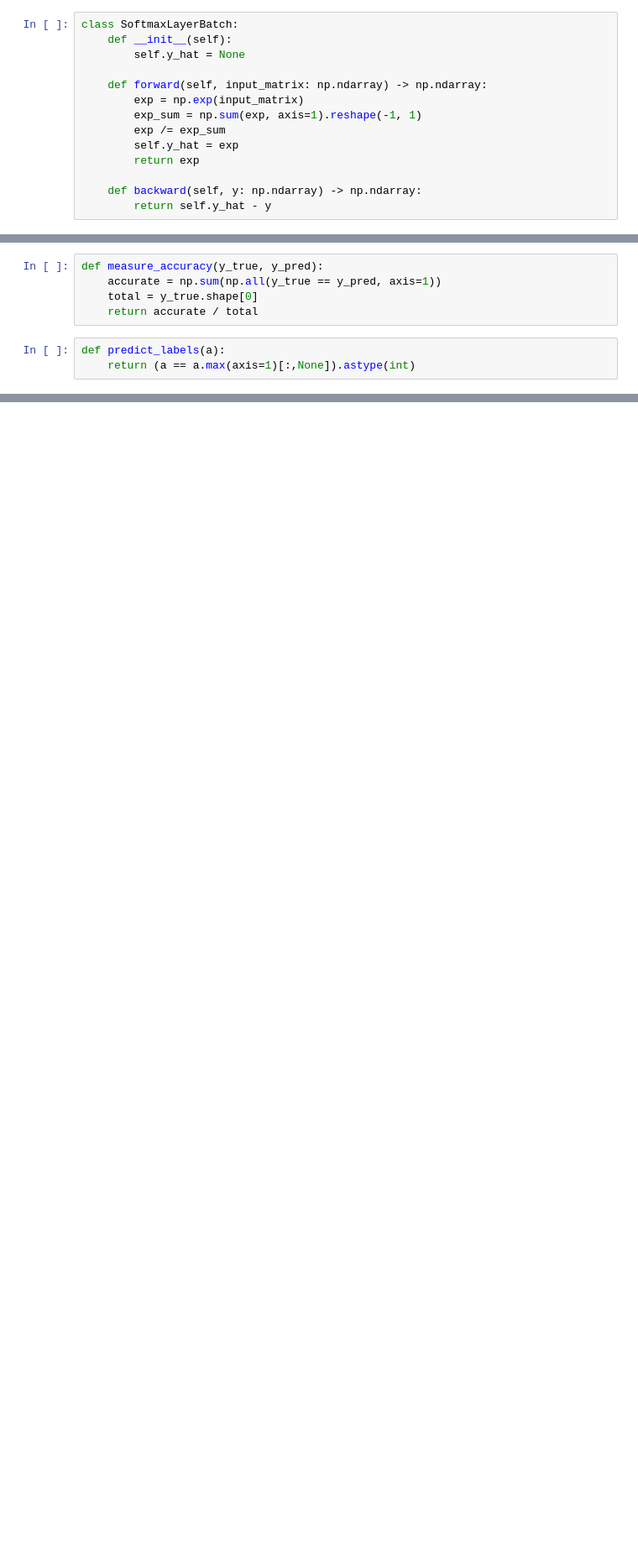
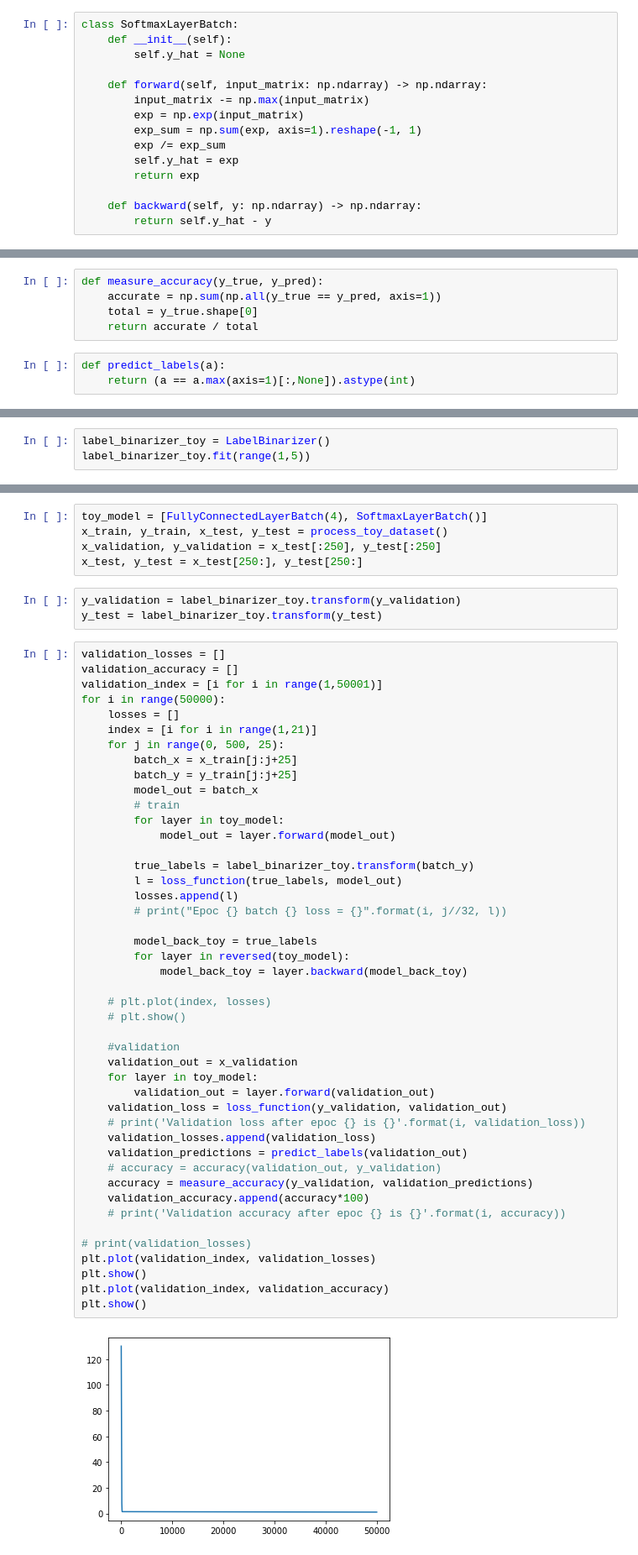
Before and after one commit to ComeBackCity/Implementation-of-Basic-Machine-and-Deep-Learning-Algorithms, a Jupyter notebook: Offline 3/1605053.ipynb, the cells around one changed output, grey strips where cells are left out. Shown at 84% size. Saved outputs shown, nothing was run; the diff lists cells and outputs as text; blank space fills up the shorter version.

```diff
--- a/Offline 3/1605053.ipynb
+++ b/Offline 3/1605053.ipynb
@@ -525,6 +525,7 @@ class SoftmaxLayerBatch:
         self.y_hat = None
 
     def forward(self, input_matrix: np.ndarray) -> np.ndarray:
+        input_matrix -= np.max(input_matrix)
         exp = np.exp(input_matrix)
         exp_sum = np.sum(exp, axis=1).reshape(-1, 1)
         exp /= exp_sum
@@ -811,0 +808,3 @@ def predict_labels(a):
+# %%
+label_binarizer_toy = LabelBinarizer()
+label_binarizer_toy.fit(range(1,5))
@@ -811,0 +813,55 @@ def predict_labels(a):
+# %%
+toy_model = [FullyConnectedLayerBatch(4), SoftmaxLayerBatch()]
+x_train, y_train, x_test, y_test = process_toy_dataset()
+x_validation, y_validation = x_test[:250], y_test[:250]
+x_test, y_test = x_test[250:], y_test[250:]
+# %%
+y_validation = label_binarizer_toy.transform(y_validation)
+y_test = label_binarizer_toy.transform(y_test)
+# %%
+validation_losses = []
+validation_accuracy = []
+validation_index = [i for i in range(1,50001)]
+for i in range(50000):
+    losses = []
+    index = [i for i in range(1,21)]
+    for j in range(0, 500, 25):
+        batch_x = x_train[j:j+25]
+        batch_y = y_train[j:j+25]
+        model_out = batch_x
+        # train
+        for layer in toy_model:
+            model_out = layer.forward(model_out)
+
+        true_labels = label_binarizer_toy.transform(batch_y)
+        l = loss_function(true_labels, model_out)
+        losses.append(l)
+        # print("Epoc {} batch {} loss = {}".format(i, j//32, l))
+
+        model_back_toy = true_labels
+        for layer in reversed(toy_model):
+            model_back_toy = layer.backward(model_back_toy)
+
+    # plt.plot(index, losses)
+    # plt.show()
+
+    #validation
+    validation_out = x_validation
+    for layer in toy_model:
+        validation_out = layer.forward(validation_out)
+    validation_loss = loss_function(y_validation, validation_out)
+    # print('Validation loss after epoc {} is {}'.format(i, validation_loss))
+    validation_losses.append(validation_loss)
+    validation_predictions = predict_labels(validation_out)
+    # accuracy = accuracy(validation_out, y_validation)
+    accuracy = measure_accuracy(y_validation, validation_predictions)
+    validation_accuracy.append(accuracy*100)
+    # print('Validation accuracy after epoc {} is {}'.format(i, accuracy))
+
+# print(validation_losses)
+plt.plot(validation_index, validation_losses)
+plt.show()
+plt.plot(validation_index, validation_accuracy)
+plt.show()
+# %% [output]
+[figure, added]
```
Also changed, not shown: parts of 25 cells of this notebook.
